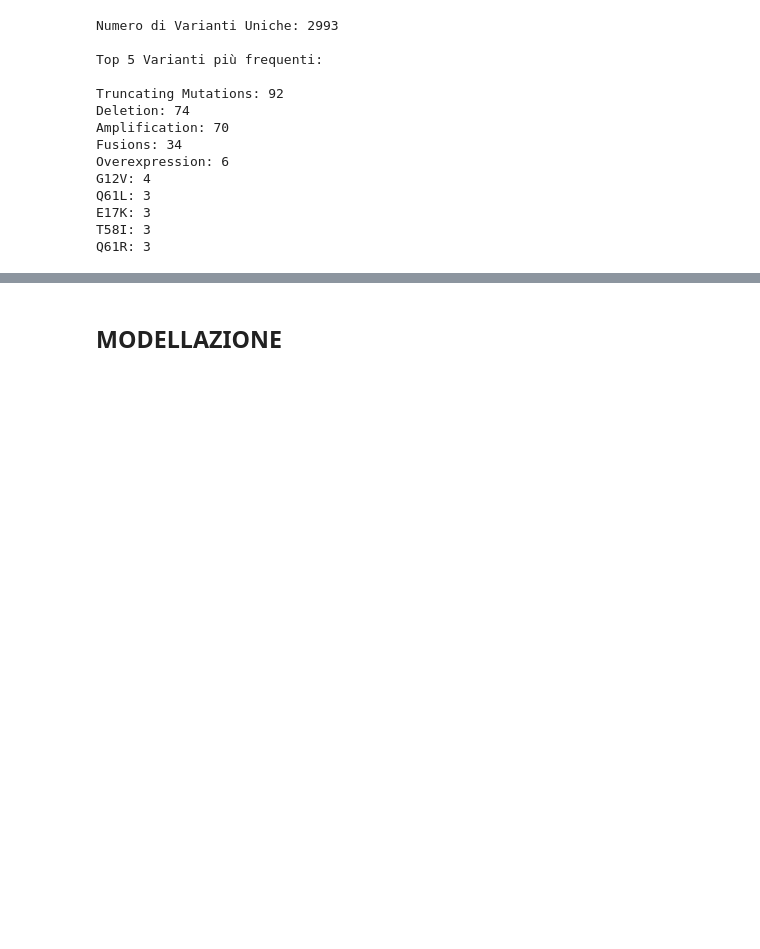
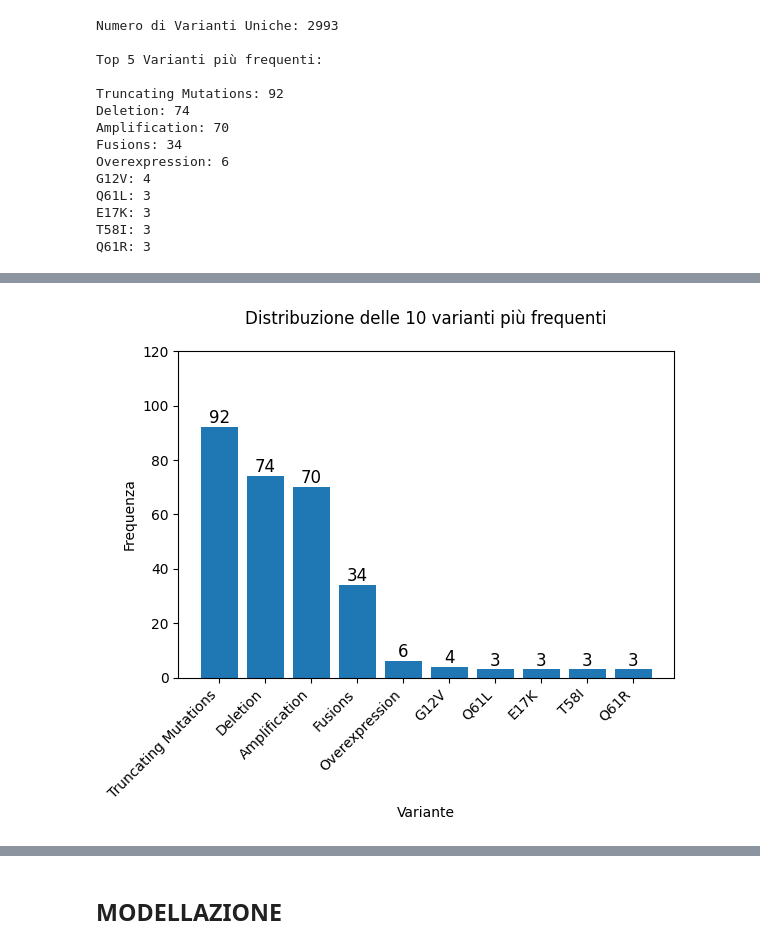
Before and after one commit to sciro24/Cancer-Treatment-with-ML, a Jupyter notebook: Notebook.ipynb, the cells around one changed output, grey strips where cells are left out. Drawn from its saved outputs; the diff is of its cells as text; code cells hidden in the pictures; blank space fills up the shorter version.

```diff
--- a/Notebook.ipynb
+++ b/Notebook.ipynb
@@ -457,35 +432,33 @@ E17K: 3
 T58I: 3
 Q61R: 3
 # %%
-# Conta i valori delle varianti e prendi solo le prime 20 più frequenti
-variations_data = training_tot['Variation'].value_counts().head(20)
+# Conta i valori delle varianti e prendi solo le prime 10 più frequenti
+variations_data = training_tot['Variation'].value_counts().head(10)
 
-# Crea il grafico a barre con personalizzazioni
-fig = px.bar(
-    variations_data,
-    title='Distribuzione delle 20 varianti più frequenti',
-    labels={'index': 'Variante', 'value': 'Frequenza'}  # Modifica etichette degli assi
-)
+# Crea il grafico a barre
+fig, ax = plt.subplots()
 
-# Personalizzazione del titolo e dei font
-fig.update_layout(
-    title={
-        'text': 'Distribuzione delle 20 varianti più frequenti',
-        'y': 0.9,  # posizione verticale
-        'x': 0.5,  # posizione orizzontale (centrale)
-        'xanchor': 'center',
-        'yanchor': 'top'
-    },
-    xaxis_title='Variante',  # Titolo dell'asse x
-    yaxis_title='Frequenza',  # Titolo dell'asse y
-    font=dict(
-        family="Arial, sans-serif",
-        size=14,
-        color="black"
-    ),
-    showlegend=False  # Rimuove la legenda
-)
+# Crea le barre
+bars = ax.bar(variations_data.index, variations_data.values)
+
+# Aggiungi il titolo e le etichette
+ax.set_title('Distribuzione delle 10 varianti più frequenti', loc='center', pad=20)
+ax.set_xlabel('Variante')  # Titolo dell'asse x
+ax.set_ylabel('Frequenza')  # Titolo dell'asse y
+
+# Aggiungi i valori sopra le barre
+for bar in bars:
+    yval = bar.get_height()
+    ax.text(bar.get_x() + bar.get_width()/2, yval, yval, va='bottom', ha='center', fontsize=12)
+
+# Imposta il limite dell'asse y e i tick
+ax.set_ylim(0, 120)  # Imposta il limite massimo dell'asse y a 120
+ax.set_yticks(range(0, 121, 20))  # Imposta i tick dell'asse y da 0 a 120, con intervallo di 20
+
+# Personalizzazione del font
+plt.xticks(rotation=45, ha='right')  # Ruota le etichette dell'asse x se necessario
+plt.subplots_adjust(bottom=0.2)  # Aggiungi spazio in basso se le etichette sono lunghe
 
 # Mostra il grafico
-fig.show()
+plt.show()
 # %% [output]
@@ -493,3 +465,4 @@ fig.show()
+[figure, added]
 # %%
 # Funzione per normalizzare la frequenza delle parole
 def normalize_row(x):
```
Also changed, not shown: parts of 23 cells of this notebook.
